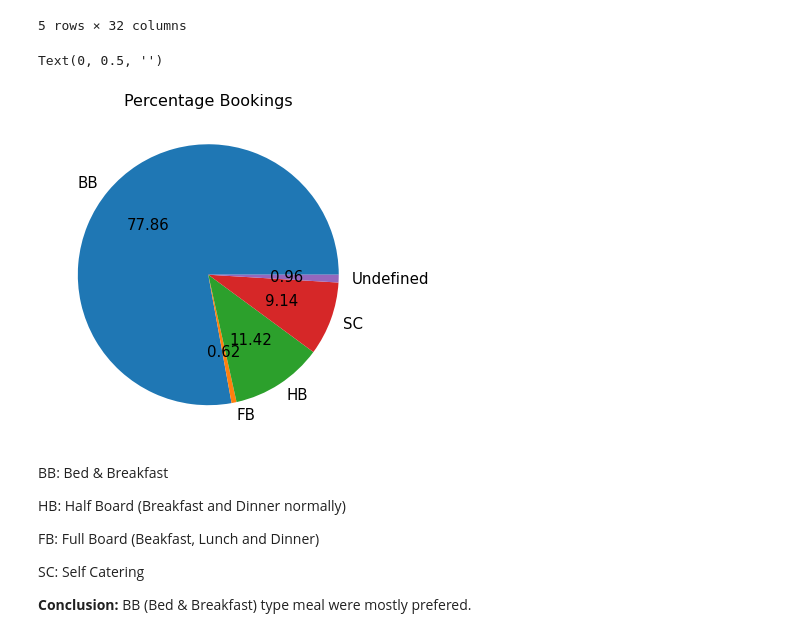
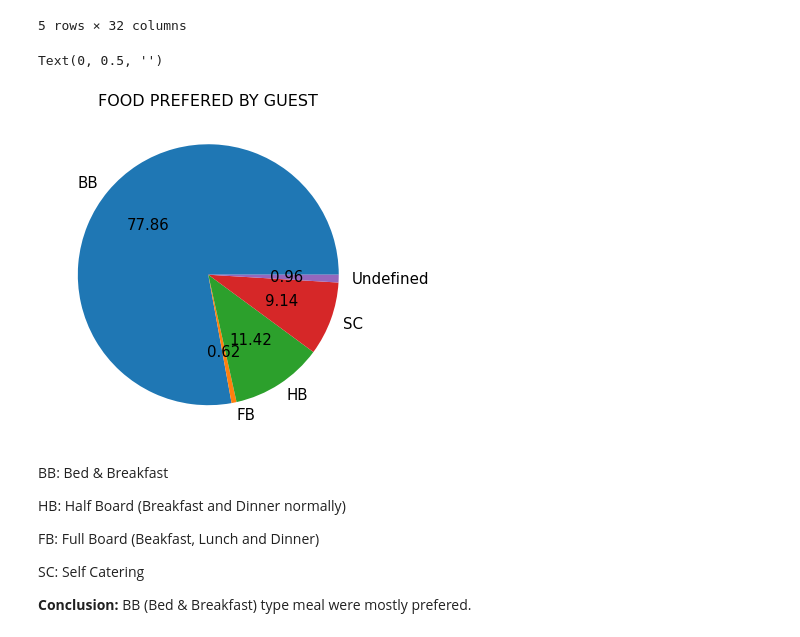
Before and after one commit to Ranjitghadge/Hotel-Booking-Analysis, a Jupyter notebook: Ranjit_Hotel_Booking_Analysis_Capstone_Project.ipynb, the cells around one changed output. Drawn from its saved outputs; the diff is of its cells as text; code cells hidden in the pictures.

```diff
--- a/Ranjit_Hotel_Booking_Analysis_Capstone_Project.ipynb
+++ b/Ranjit_Hotel_Booking_Analysis_Capstone_Project.ipynb
@@ -596,11 +596,11 @@ df.head()
 5 rows × 32 columns
 # %%
 df.groupby('meal').size().plot(kind='pie', labels=["BB", "FB", "HB", "SC", "Undefined"], fontsize=15, autopct='%.2f',  figsize=(6, 6))
-plt.title('Percentage Bookings', fontsize=16)
+plt.title('FOOD PREFERED BY GUEST', fontsize=16)
 plt.ylabel('')
 # %% [output]
 Text(0, 0.5, '')
-[figure, old version]
+[figure, new version]
 # %% [markdown]
 BB: Bed & Breakfast
 
```
Also changed, not shown: parts of 6 cells of this notebook.
